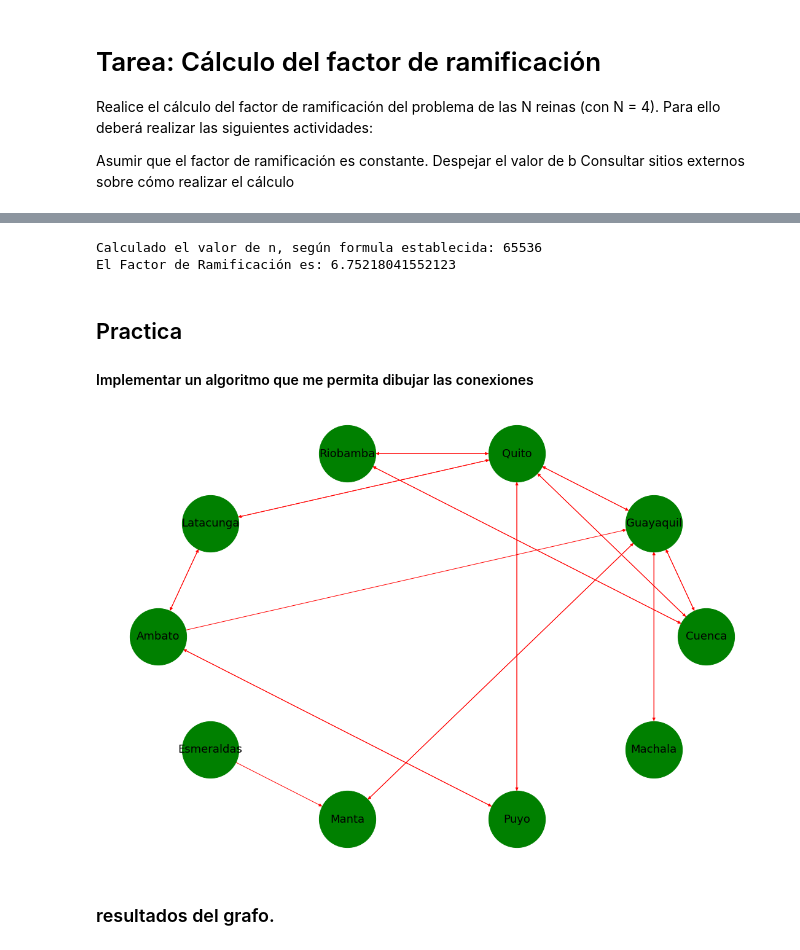
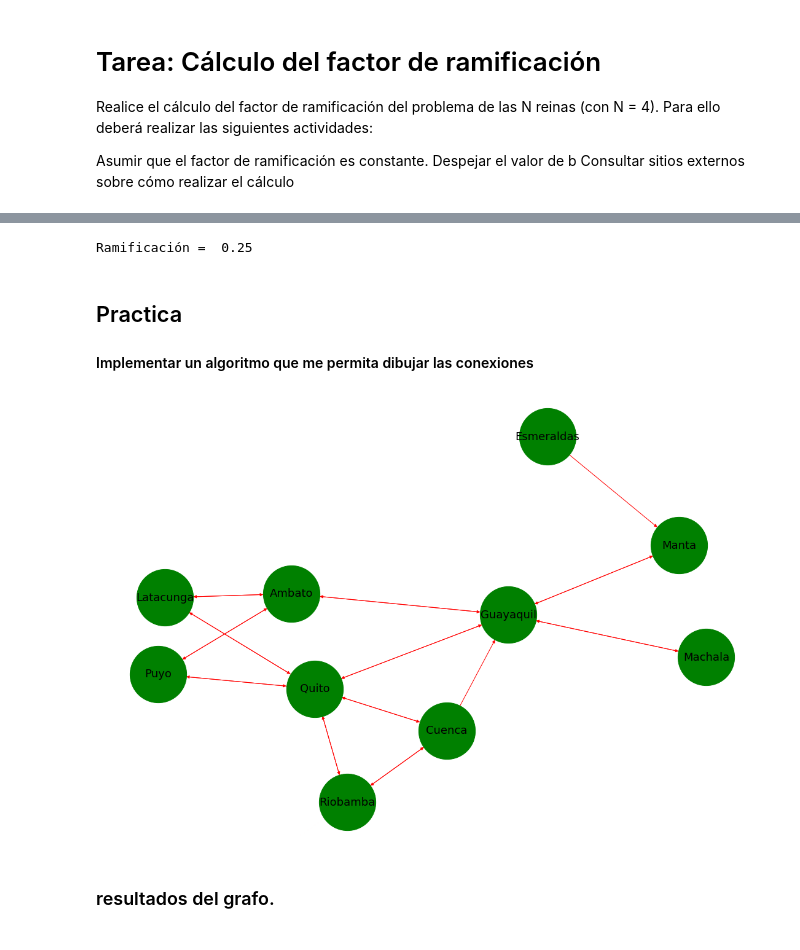
Before and after one commit to RicardoVinicioJara/Deberes-IA, a Jupyter notebook: BusquedaAmplitud.ipynb, the cells around one changed output, grey strips where cells are left out. Cells and saved outputs as stored; diff of their text form; code cells hidden in the pictures.

Commit message:
Update BusquedaAmplitud.ipynb
* Resolucion de ejercicios de remificacion

```diff
--- a/BusquedaAmplitud.ipynb
+++ b/BusquedaAmplitud.ipynb
@@ -125,20 +137,11 @@ Para una profundidad d dada con un total de nodos n, el factor de ramificación
-# %%
-import math
-n = 4
-b = 5
-#  Resolucion de formula ( n(b-1) +1)
-
-n = pow(pow(n, n), 2)
-#n = (pow(n, 2)/((pow(n, 2)) -n)) X
-#n = pow(n, n)
-
-
-print("Calculado el valor de n, según formula establecida: "+ str(n))
-d = (  (math.log(n*(b-1)+1) ) / (math.log(b)) )-1
-print("El Factor de Ramificación es: "+ str(d))
-# %% [output]
-Calculado el valor de n, según formula establecida: 65536
-El Factor de Ramificación es: 6.75218041552123
+# %%
+import math
+n = 4
+d = pow(pow(n,1),2)
+b = ((math.ceil(n))/(math.ceil(d)))
+print("Ramificación = ", str(b))
+# %% [output]
+Ramificación =  0.25
 # %% [markdown]
 ## Practica
 
@@ -194,35 +197,35 @@ for k, i in connections.items():
 lista_nueva = []
 x = 0
 cont = 0
 valDividir = False
 while x < len(lista):
     if cont== 2:
             escribriDatos(lista_nueva)
             cont = 0
             lista_nueva = []
     if cont != 2:
         lista_nueva.append(lista[x])
         cont=cont+1
 
     x=x+1
 
 listCiudades = pd.read_csv("ciudades.csv", encoding="ISO-8859–1")
 DG=nx.DiGraph()
 for row in listCiudades.iterrows():
     DG.add_edge(row[1]["origin"],
                 row[1]["destination"])
 
-nx.draw_circular(DG,
+nx.draw_spring(DG,
                  node_color="green",
                  edge_color="red",
                  font_size=18,
                  width=1,
                  with_labels=True,
                  node_size=8500,
 )
 remove("ciudades.csv")
 # %% [output]
-[figure, old version]
+[figure, new version]
 # %% [markdown]
 ### resultados del grafo.
 # %%
```
Also changed, not shown: parts of 11 cells of this notebook.
